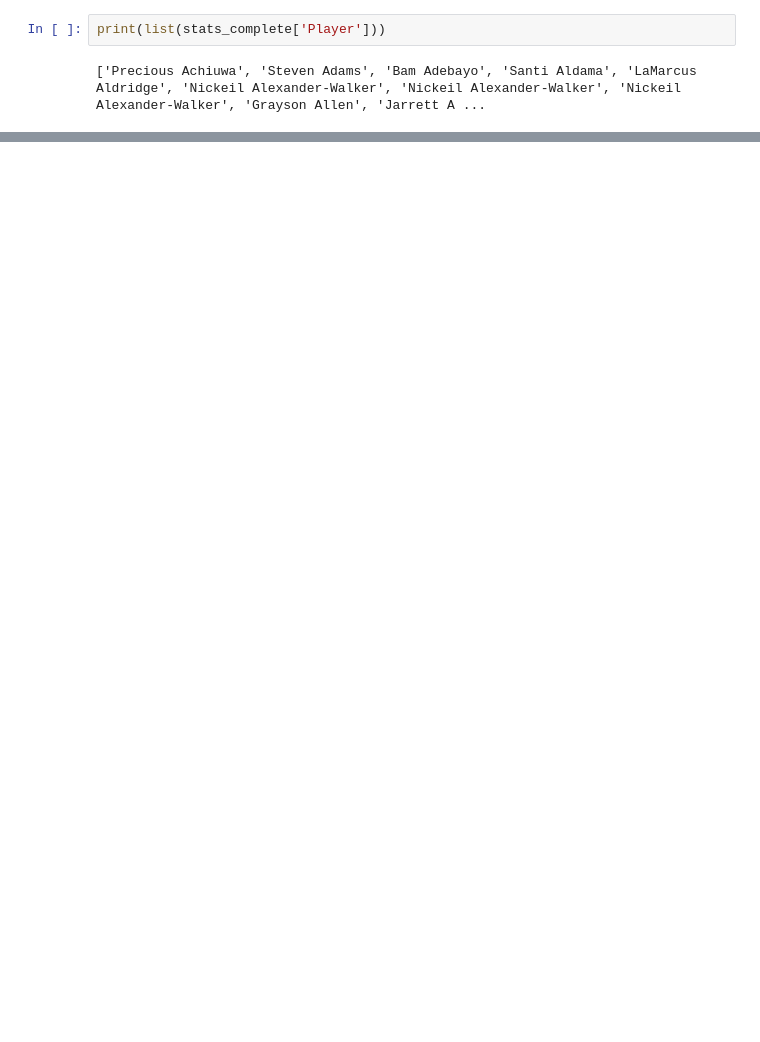
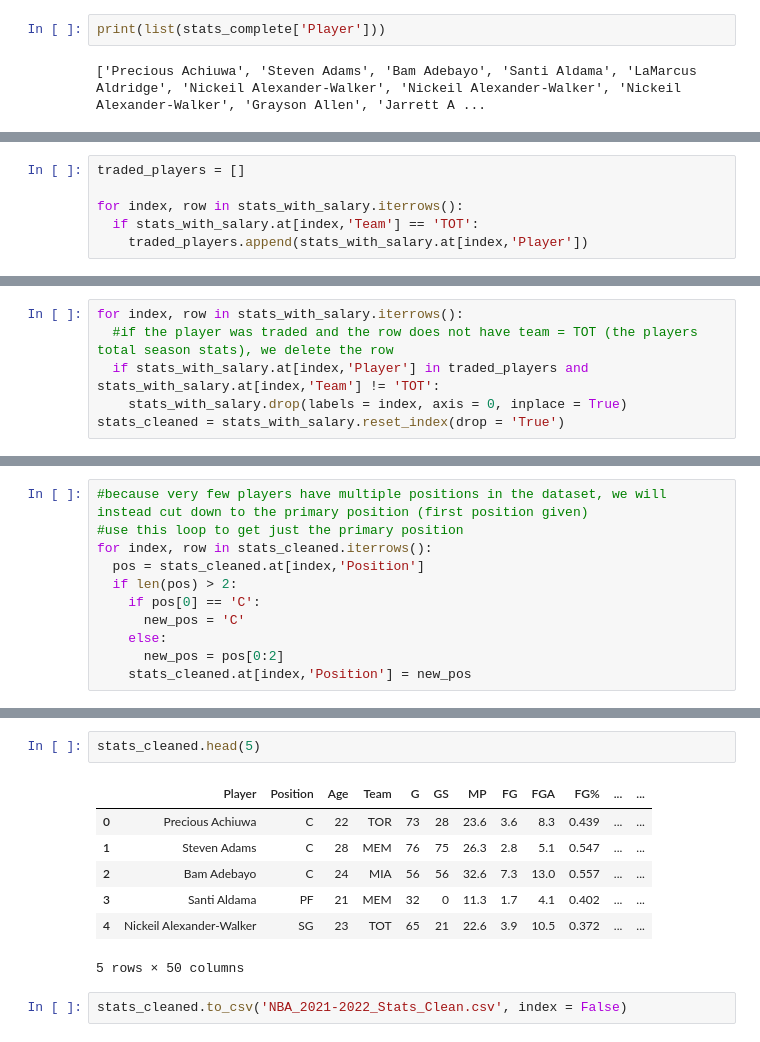
Before and after one commit to mnocerino23/NBA-Player-Classifier, a Jupyter notebook: NBA_Cleaning.ipynb, the cells around one changed output, grey strips where cells are left out. Cells and saved outputs as stored; diff of their text form; blank space fills up the shorter version.

```diff
--- a/NBA_Cleaning.ipynb
+++ b/NBA_Cleaning.ipynb
@@ -225,0 +303,6 @@ Demetrius Jackson
+# %%
+traded_players = []
+
+for index, row in stats_with_salary.iterrows():
+  if stats_with_salary.at[index,'Team'] == 'TOT':
+    traded_players.append(stats_with_salary.at[index,'Player'])
@@ -225,0 +331,6 @@ Demetrius Jackson
+# %%
+for index, row in stats_with_salary.iterrows():
+  #if the player was traded and the row does not have team = TOT (the players total season stats), we delete the row
+  if stats_with_salary.at[index,'Player'] in traded_players and stats_with_salary.at[index,'Team'] != 'TOT':
+    stats_with_salary.drop(labels = index, axis = 0, inplace = True)
+stats_cleaned = stats_with_salary.reset_index(drop = 'True')
@@ -225,0 +357,11 @@ Demetrius Jackson
+# %%
+#because very few players have multiple positions in the dataset, we will instead cut down to the primary position (first position given)
+#use this loop to get just the primary position
+for index, row in stats_cleaned.iterrows():
+  pos = stats_cleaned.at[index,'Position']
+  if len(pos) > 2:
+    if pos[0] == 'C':
+      new_pos = 'C'
+    else:
+      new_pos = pos[0:2]
+    stats_cleaned.at[index,'Position'] = new_pos
@@ -225,0 +377,12 @@ Demetrius Jackson
+# %%
+stats_cleaned.head(5)
+# %% [output]
+|  | Player | Position | Age | Team | G | GS | MP | FG | FGA | FG% | ... | ... |
+| 0 | Precious Achiuwa | C | 22 | TOR | 73 | 28 | 23.6 | 3.6 | 8.3 | 0.439 | ... | ... |
+| 1 | Steven Adams | C | 28 | MEM | 76 | 75 | 26.3 | 2.8 | 5.1 | 0.547 | ... | ... |
+| 2 | Bam Adebayo | C | 24 | MIA | 56 | 56 | 32.6 | 7.3 | 13.0 | 0.557 | ... | ... |
+| 3 | Santi Aldama | PF | 21 | MEM | 32 | 0 | 11.3 | 1.7 | 4.1 | 0.402 | ... | ... |
+| 4 | Nickeil Alexander-Walker | SG | 23 | TOT | 65 | 21 | 22.6 | 3.9 | 10.5 | 0.372 | ... | ... |
+5 rows × 50 columns
+# %%
+stats_cleaned.to_csv('NBA_2021-2022_Stats_Clean.csv', index = False)
```
Also changed, not shown: parts of 23 cells of this notebook.
